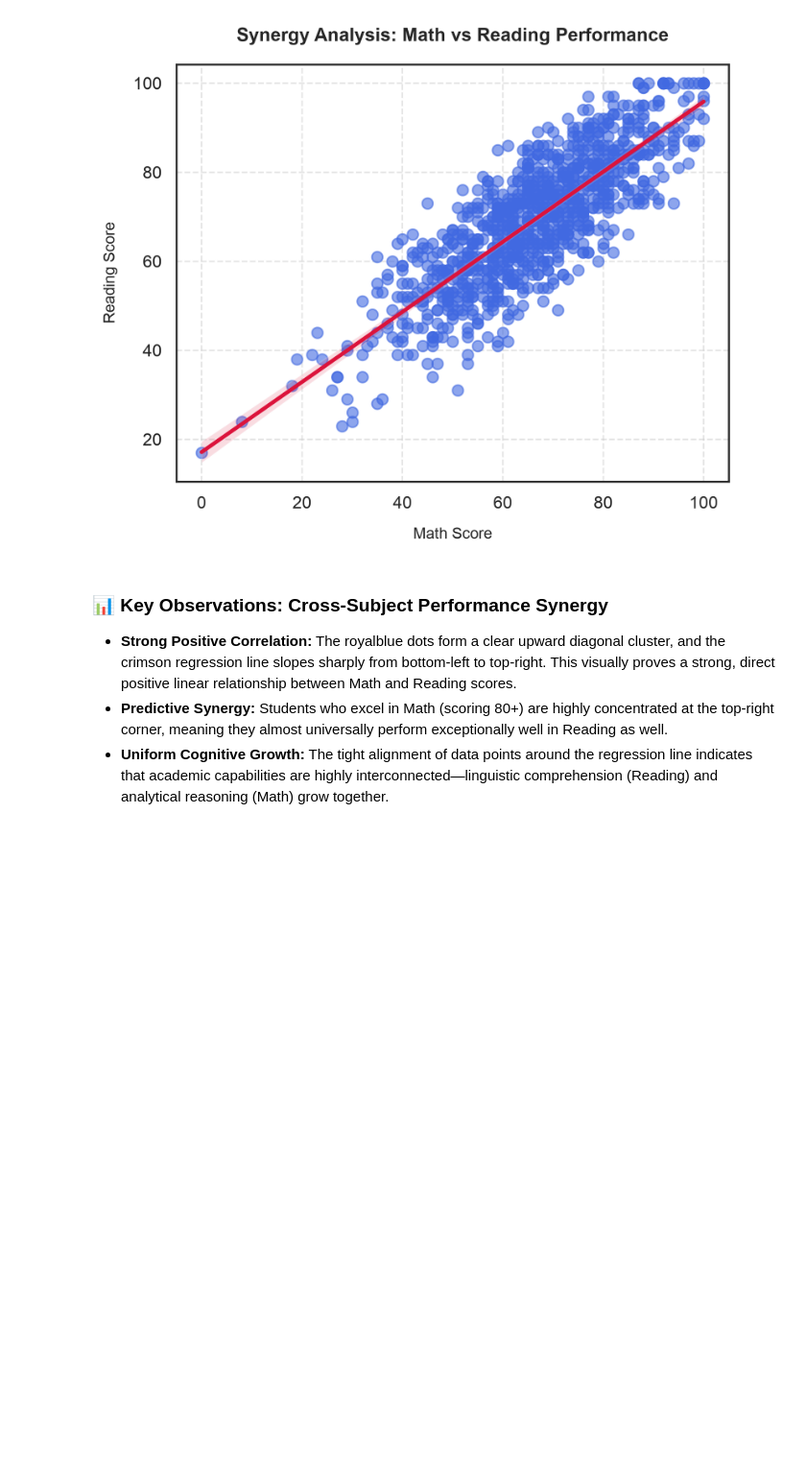
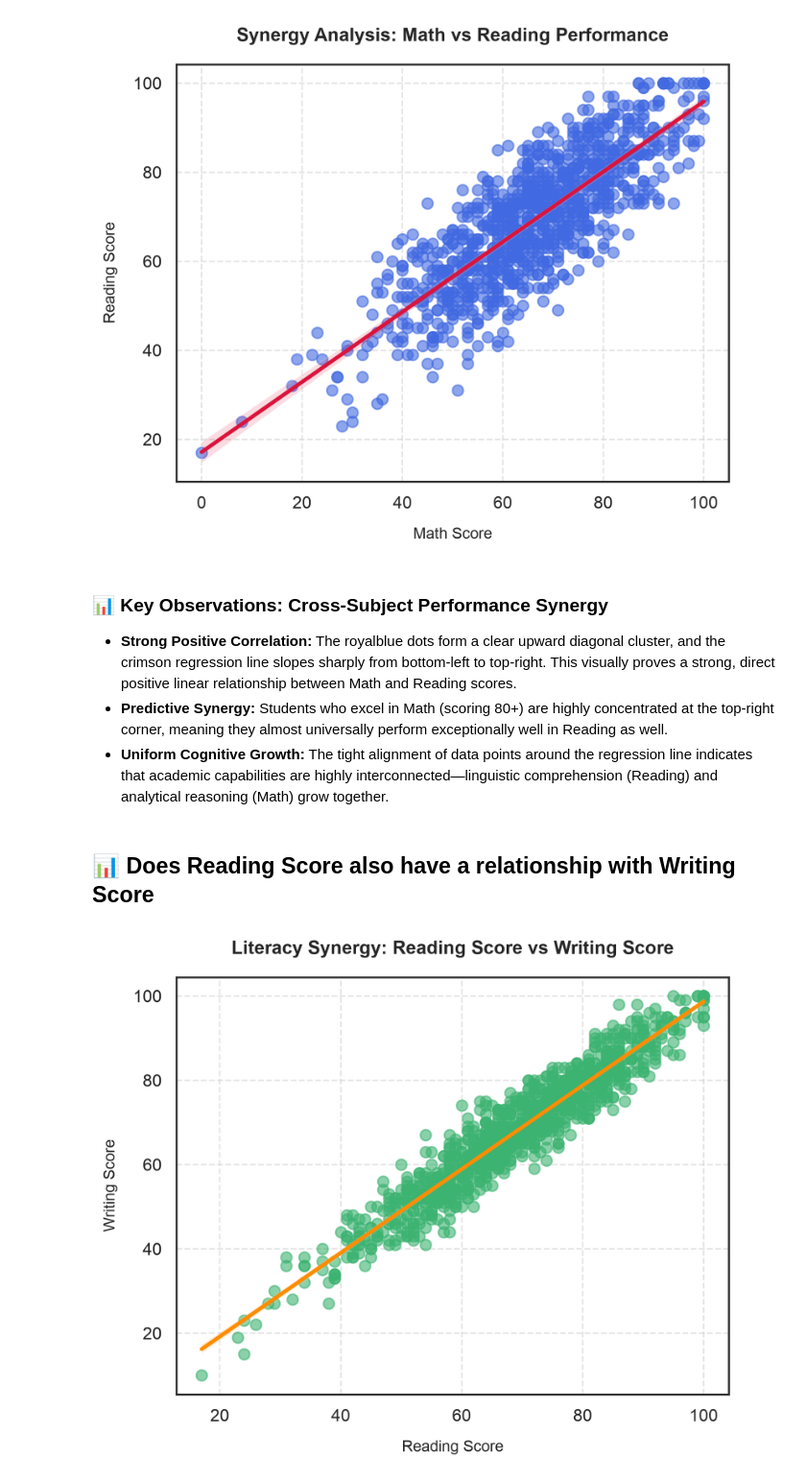
Before and after one commit to Pratyush-Guleria/data-analysis-projects, a Jupyter notebook: project-01-student-performance-analysis/notebooks/01_eda.ipynb, the cells around one changed output. Shown at 96% size. Drawn from its saved outputs; the diff is of its cells as text; code cells hidden in the pictures; blank space fills up the shorter version.

Commit message:
Analysis on reading vs writing

```diff
--- a/project-01-student-performance-analysis/notebooks/01_eda.ipynb
+++ b/project-01-student-performance-analysis/notebooks/01_eda.ipynb
@@ -815,3 +815,28 @@ plt.show()
 * **Strong Positive Correlation:** The royalblue dots form a clear upward diagonal cluster, and the crimson regression line slopes sharply from bottom-left to top-right. This visually proves a strong, direct positive linear relationship between Math and Reading scores.
 * **Predictive Synergy:** Students who excel in Math (scoring 80+) are highly concentrated at the top-right corner, meaning they almost universally perform exceptionally well in Reading as well.
 * **Uniform Cognitive Growth:** The tight alignment of data points around the regression line indicates that academic capabilities are highly interconnected—linguistic comprehension (Reading) and analytical reasoning (Math) grow together.
+# %% [markdown]
+## 📊 Does Reading Score also have a relationship with Writing Score
+# %%
+plt.figure(figsize = (6, 5))
+
+sns.regplot(
+    data = df,
+    x = "reading score",
+    y = "writing score",
+    scatter_kws={"color": "mediumseagreen", "alpha": 0.6, "s": 50},
+    line_kws={"color": "darkorange", "linewidth": 2.5}
+)
+
+plt.title("Literacy Synergy: Reading Score vs Writing Score", fontsize = 12, fontweight = "bold", pad = 15)
+
+plt.xlabel("Reading Score", fontsize = 10, labelpad = 10)
+plt.ylabel("Writing Score", fontsize = 10, labelpad = 10)
+
+plt.grid(True, linestyle = "--", alpha = 0.5)
+plt.tight_layout()
+
+plt.savefig("../images/reading_vs_writing_relationship.png", dpi = 300, bbox_inches = "tight")
+plt.show()
+# %% [output]
+[figure, added]
```
Also changed, not shown: parts of 1 cell of this notebook.
